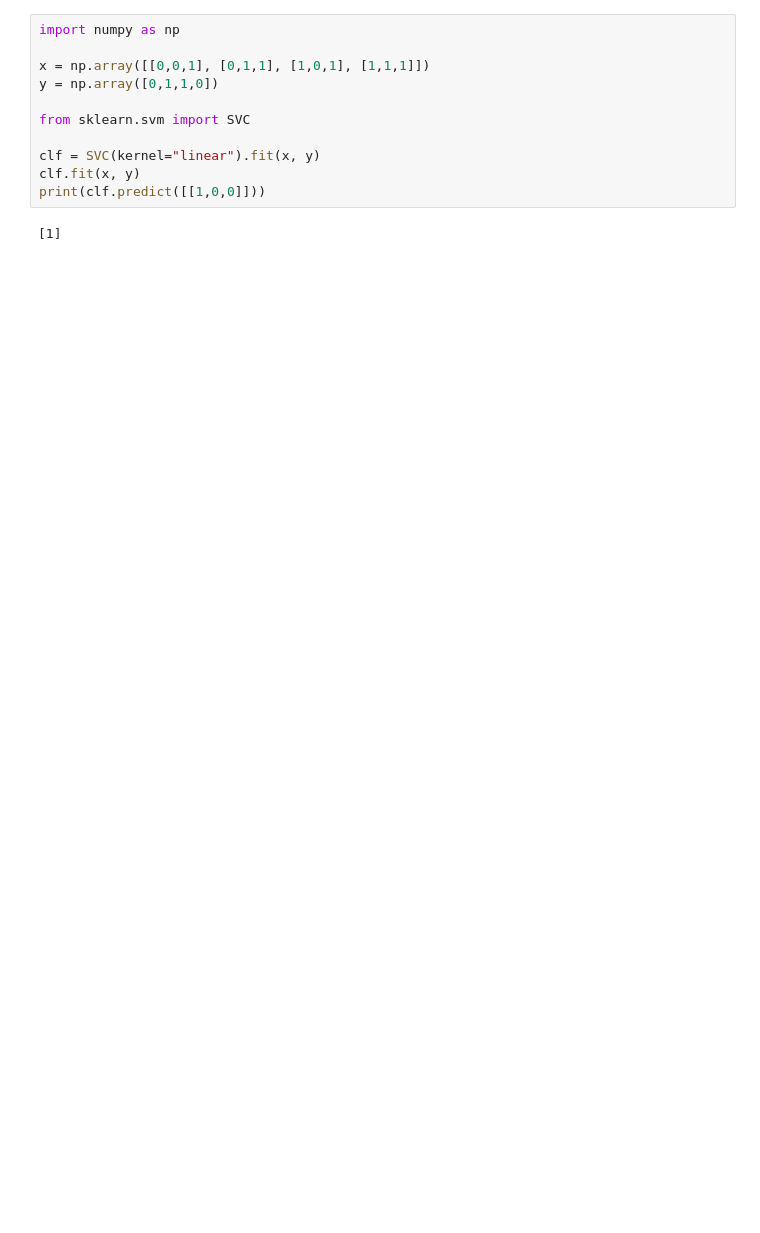
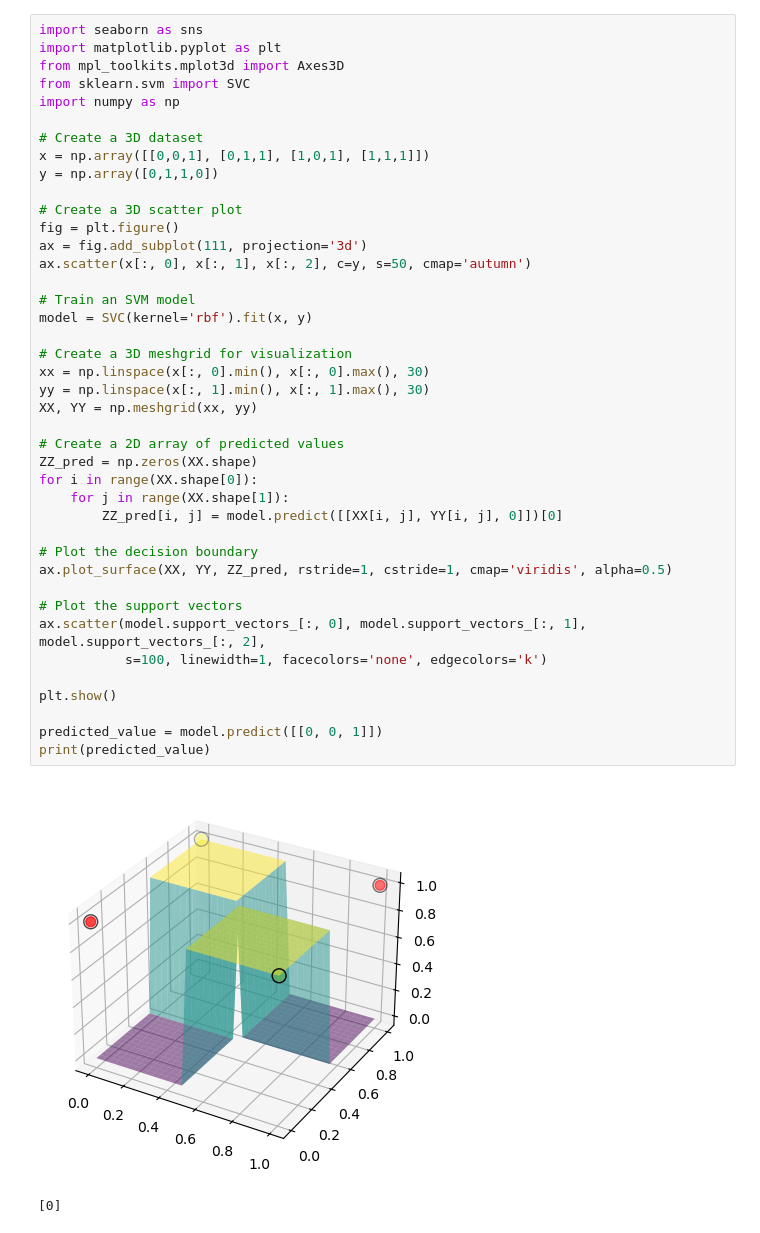
Before and after one commit to githubmorgue/AHP, a Jupyter notebook: SVM/svm_class.ipynb, the cells around one changed output. Saved outputs shown, nothing was run; the diff lists cells and outputs as text; blank space fills up the shorter version.

```diff
--- a/SVM/svm_class.ipynb
+++ b/SVM/svm_class.ipynb
@@ -1,15 +1,46 @@
 # %% [markdown]
 ![image.png](attachment:image.png)
-# %%
-import numpy as np
-
-x = np.array([[0,0,1], [0,1,1], [1,0,1], [1,1,1]])
-y = np.array([0,1,1,0])
-
-from sklearn.svm import SVC
-
-clf = SVC(kernel="linear").fit(x, y)
-clf.fit(x, y)
-print(clf.predict([[1,0,0]]))
-# %% [output]
-[1]
+# %%
+import seaborn as sns
+import matplotlib.pyplot as plt
+from mpl_toolkits.mplot3d import Axes3D
+from sklearn.svm import SVC
+import numpy as np
+
+# Create a 3D dataset
+x = np.array([[0,0,1], [0,1,1], [1,0,1], [1,1,1]])
+y = np.array([0,1,1,0])
+
+# Create a 3D scatter plot
+fig = plt.figure()
+ax = fig.add_subplot(111, projection='3d')
+ax.scatter(x[:, 0], x[:, 1], x[:, 2], c=y, s=50, cmap='autumn')
+
+# Train an SVM model
+model = SVC(kernel='rbf').fit(x, y)
+
+# Create a 3D meshgrid for visualization
+xx = np.linspace(x[:, 0].min(), x[:, 0].max(), 30)
+yy = np.linspace(x[:, 1].min(), x[:, 1].max(), 30)
+XX, YY = np.meshgrid(xx, yy)
+
+# Create a 2D array of predicted values
+ZZ_pred = np.zeros(XX.shape)
+for i in range(XX.shape[0]):
+    for j in range(XX.shape[1]):
+        ZZ_pred[i, j] = model.predict([[XX[i, j], YY[i, j], 0]])[0]
+
+# Plot the decision boundary
+ax.plot_surface(XX, YY, ZZ_pred, rstride=1, cstride=1, cmap='viridis', alpha=0.5)
+
+# Plot the support vectors
+ax.scatter(model.support_vectors_[:, 0], model.support_vectors_[:, 1], model.support_vectors_[:, 2],
+           s=100, linewidth=1, facecolors='none', edgecolors='k')
+
+plt.show()
+
+predicted_value = model.predict([[0, 0, 1]])
+print(predicted_value)
+# %% [output]
+[figure, added]
+[0]
```
